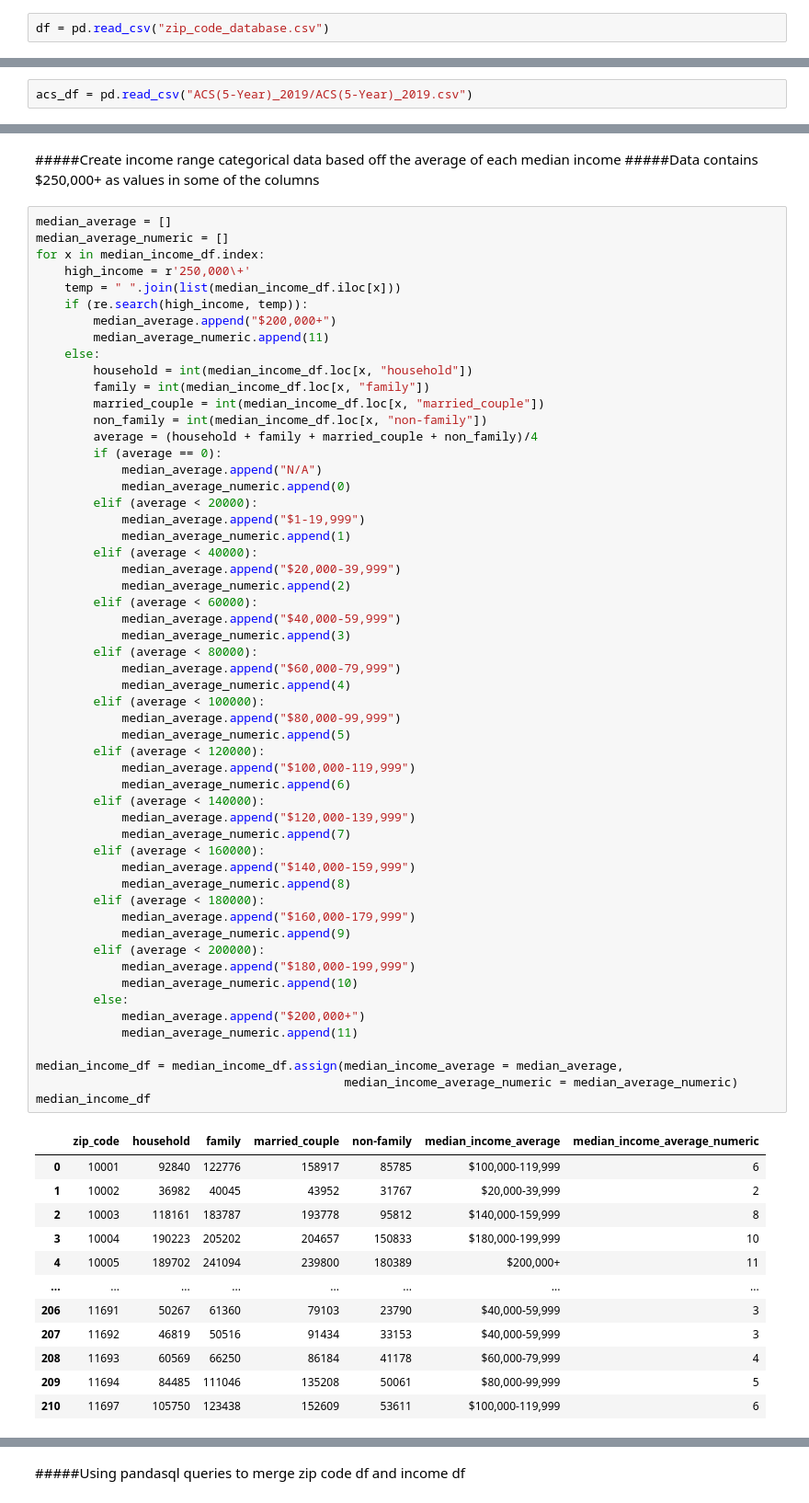
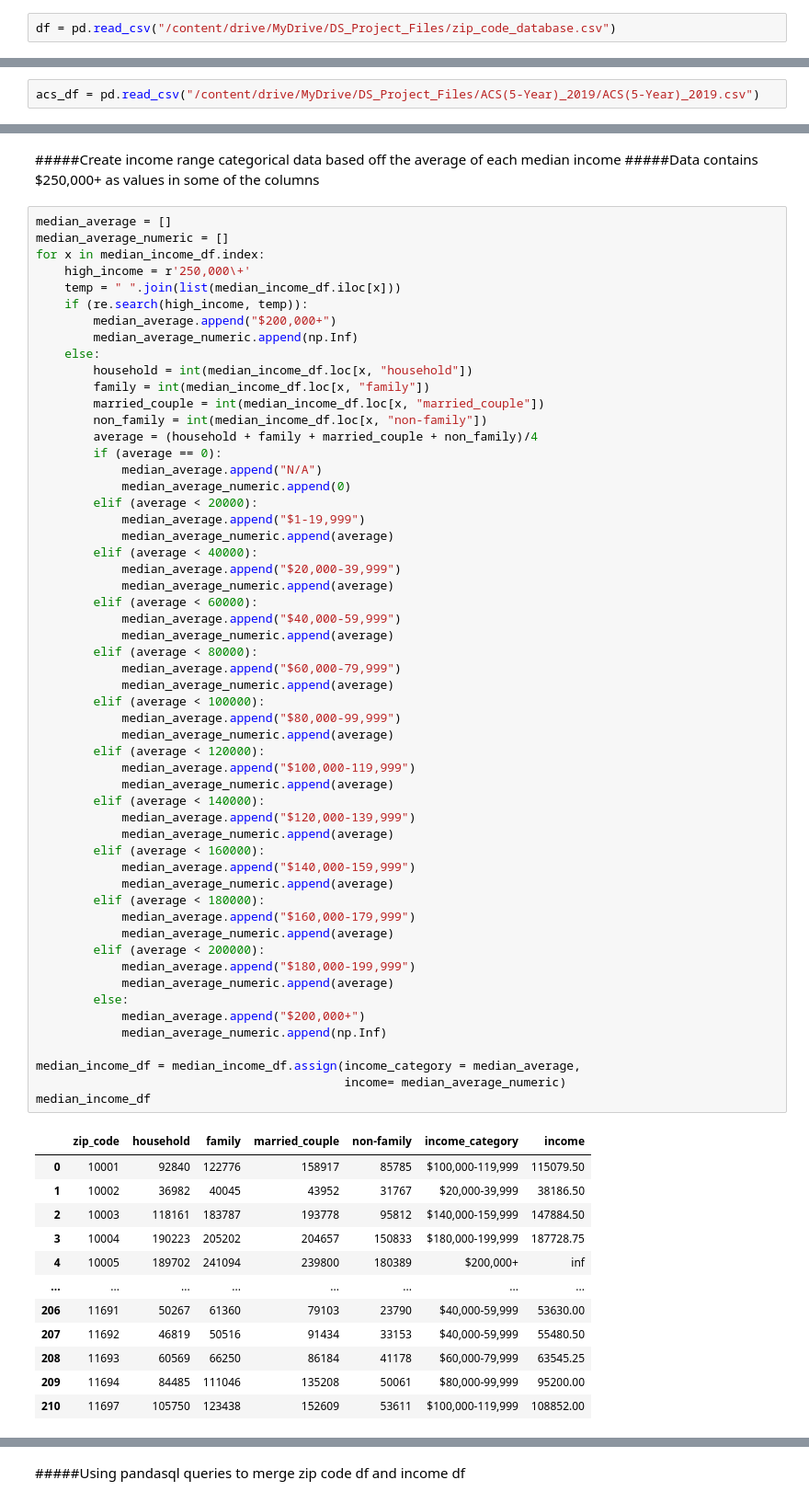
Before and after one commit to neil-kuldip/Disproportion_of_NYC_Litter_Sanitation, a Jupyter notebook: Disproportion_of_NYC_Litter_Sanitation.ipynb, the cells around one changed output, grey strips where cells are left out. Shown at 92% size. Saved outputs shown, nothing was run; the diff lists cells and outputs as text.

```diff
--- a/Disproportion_of_NYC_Litter_Sanitation.ipynb
+++ b/Disproportion_of_NYC_Litter_Sanitation.ipynb
@@ -25,7 +65,7 @@ from IPython.display import display, Image, IFrame
 # %% [markdown]
 ######Loading zip code database
 # %%
-df = pd.read_csv("zip_code_database.csv")
+df = pd.read_csv("/content/drive/MyDrive/DS_Project_Files/zip_code_database.csv")
 # %%
 nyc_counties = ["Richmond County", "Kings County", "Queens County",
                 "Bronx County", "New York County"]
@@ -102,7 +144,7 @@ ZCTA_zip_gdf
 # %% [markdown]
 #####Loading Median Income Data (ACS(5-Year))
 # %%
-acs_df = pd.read_csv("ACS(5-Year)_2019/ACS(5-Year)_2019.csv")
+acs_df = pd.read_csv("/content/drive/MyDrive/DS_Project_Files/ACS(5-Year)_2019/ACS(5-Year)_2019.csv")
 # %% [markdown]
 ######Format df columns to be the description of the columns (first row)
 # %%
@@ -166,7 +208,7 @@ for x in median_income_df.index:
     temp = " ".join(list(median_income_df.iloc[x]))
     if (re.search(high_income, temp)):
         median_average.append("$200,000+")
-        median_average_numeric.append(11)
+        median_average_numeric.append(np.Inf)
     else:
         household = int(median_income_df.loc[x, "household"])
         family = int(median_income_df.loc[x, "family"])
@@ -174,58 +216,58 @@ for x in median_income_df.index:
         non_family = int(median_income_df.loc[x, "non-family"])
         average = (household + family + married_couple + non_family)/4
         if (average == 0):
             median_average.append("N/A")
             median_average_numeric.append(0)
         elif (average < 20000):
             median_average.append("$1-19,999")
-            median_average_numeric.append(1)
+            median_average_numeric.append(average)
         elif (average < 40000):
             median_average.append("$20,000-39,999")
-            median_average_numeric.append(2)
+            median_average_numeric.append(average)
         elif (average < 60000):
             median_average.append("$40,000-59,999")
-            median_average_numeric.append(3)
+            median_average_numeric.append(average)
         elif (average < 80000):
             median_average.append("$60,000-79,999")
-            median_average_numeric.append(4)
+            median_average_numeric.append(average)
         elif (average < 100000):
             median_average.append("$80,000-99,999")
-            median_average_numeric.append(5)
+            median_average_numeric.append(average)
         elif (average < 120000):
             median_average.append("$100,000-119,999")
-            median_average_numeric.append(6)
+            median_average_numeric.append(average)
         elif (average < 140000):
             median_average.append("$120,000-139,999")
-            median_average_numeric.append(7)
+            median_average_numeric.append(average)
         elif (average < 160000):
             median_average.append("$140,000-159,999")
-            median_average_numeric.append(8)
+            median_average_numeric.append(average)
         elif (average < 180000):
             median_average.append("$160,000-179,999")
-            median_average_numeric.append(9)
+            median_average_numeric.append(average)
         elif (average < 200000):
             median_average.append("$180,000-199,999")
-            median_average_numeric.append(10)
+            median_average_numeric.append(average)
         else:
             median_average.append("$200,000+")
-            median_average_numeric.append(11)
+            median_average_numeric.append(np.Inf)
 
-median_income_df = median_income_df.assign(median_income_average = median_average,
-                                           median_income_average_numeric = median_average_numeric)
+median_income_df = median_income_df.assign(income_category = median_average,
+                                           income= median_average_numeric)
 median_income_df
 # %% [output]
-|  | zip_code | household | family | married_couple | non-family | median_income_average | median_income_average_numeric |
-| 0 | 10001 | 92840 | 122776 | 158917 | 85785 | $100,000-119,999 | 6 |
-| 1 | 10002 | 36982 | 40045 | 43952 | 31767 | $20,000-39,999 | 2 |
-| 2 | 10003 | 118161 | 183787 | 193778 | 95812 | $140,000-159,999 | 8 |
-| 3 | 10004 | 190223 | 205202 | 204657 | 150833 | $180,000-199,999 | 10 |
-| 4 | 10005 | 189702 | 241094 | 239800 | 180389 | $200,000+ | 11 |
+|  | zip_code | household | family | married_couple | non-family | income_category | income |
+| 0 | 10001 | 92840 | 122776 | 158917 | 85785 | $100,000-119,999 | 115079.50 |
+| 1 | 10002 | 36982 | 40045 | 43952 | 31767 | $20,000-39,999 | 38186.50 |
+| 2 | 10003 | 118161 | 183787 | 193778 | 95812 | $140,000-159,999 | 147884.50 |
+| 3 | 10004 | 190223 | 205202 | 204657 | 150833 | $180,000-199,999 | 187728.75 |
+| 4 | 10005 | 189702 | 241094 | 239800 | 180389 | $200,000+ | inf |
 | ... | ... | ... | ... | ... | ... | ... | ... |
-| 206 | 11691 | 50267 | 61360 | 79103 | 23790 | $40,000-59,999 | 3 |
-| 207 | 11692 | 46819 | 50516 | 91434 | 33153 | $40,000-59,999 | 3 |
-| 208 | 11693 | 60569 | 66250 | 86184 | 41178 | $60,000-79,999 | 4 |
-| 209 | 11694 | 84485 | 111046 | 135208 | 50061 | $80,000-99,999 | 5 |
-| 210 | 11697 | 105750 | 123438 | 152609 | 53611 | $100,000-119,999 | 6 |
+| 206 | 11691 | 50267 | 61360 | 79103 | 23790 | $40,000-59,999 | 53630.00 |
+| 207 | 11692 | 46819 | 50516 | 91434 | 33153 | $40,000-59,999 | 55480.50 |
+| 208 | 11693 | 60569 | 66250 | 86184 | 41178 | $60,000-79,999 | 63545.25 |
+| 209 | 11694 | 84485 | 111046 | 135208 | 50061 | $80,000-99,999 | 95200.00 |
+| 210 | 11697 | 105750 | 123438 | 152609 | 53611 | $100,000-119,999 | 108852.00 |
 211 rows × 7 columns
 # %% [markdown]
 #####Using pandasql queries to merge zip code df and income df
```
Also changed, not shown: parts of 77 cells of this notebook.
